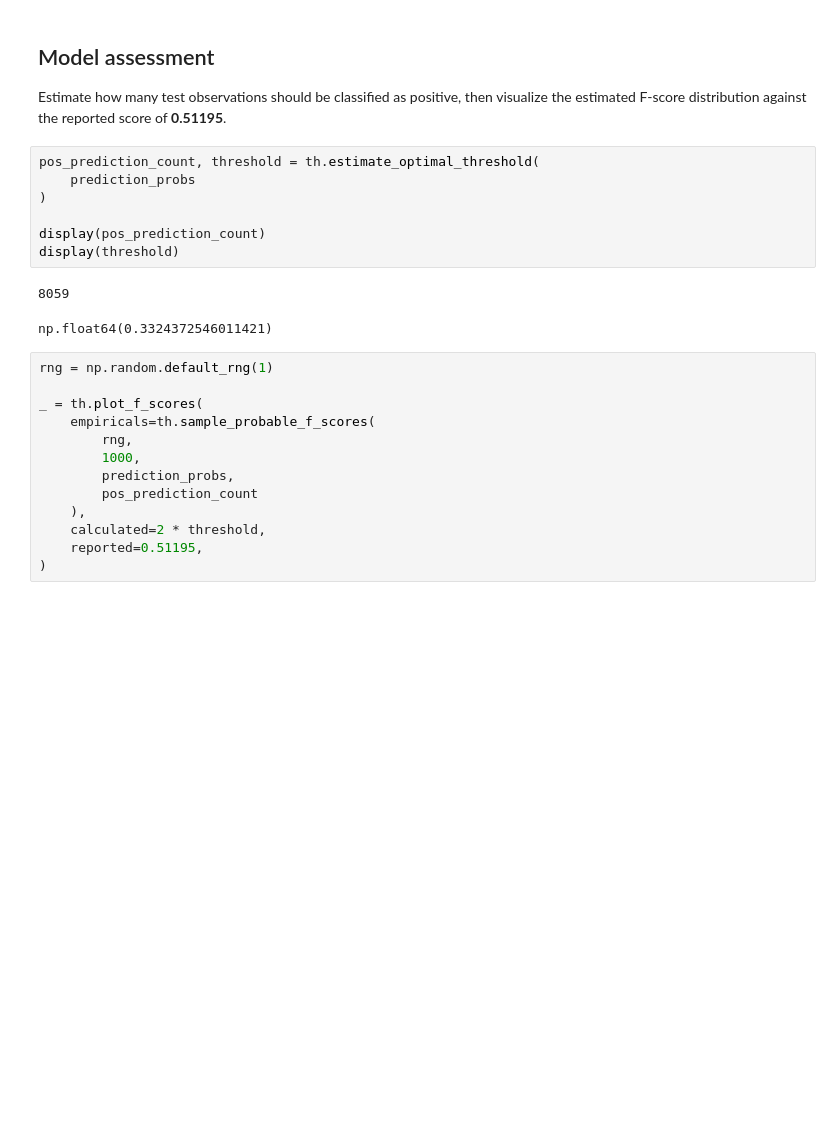
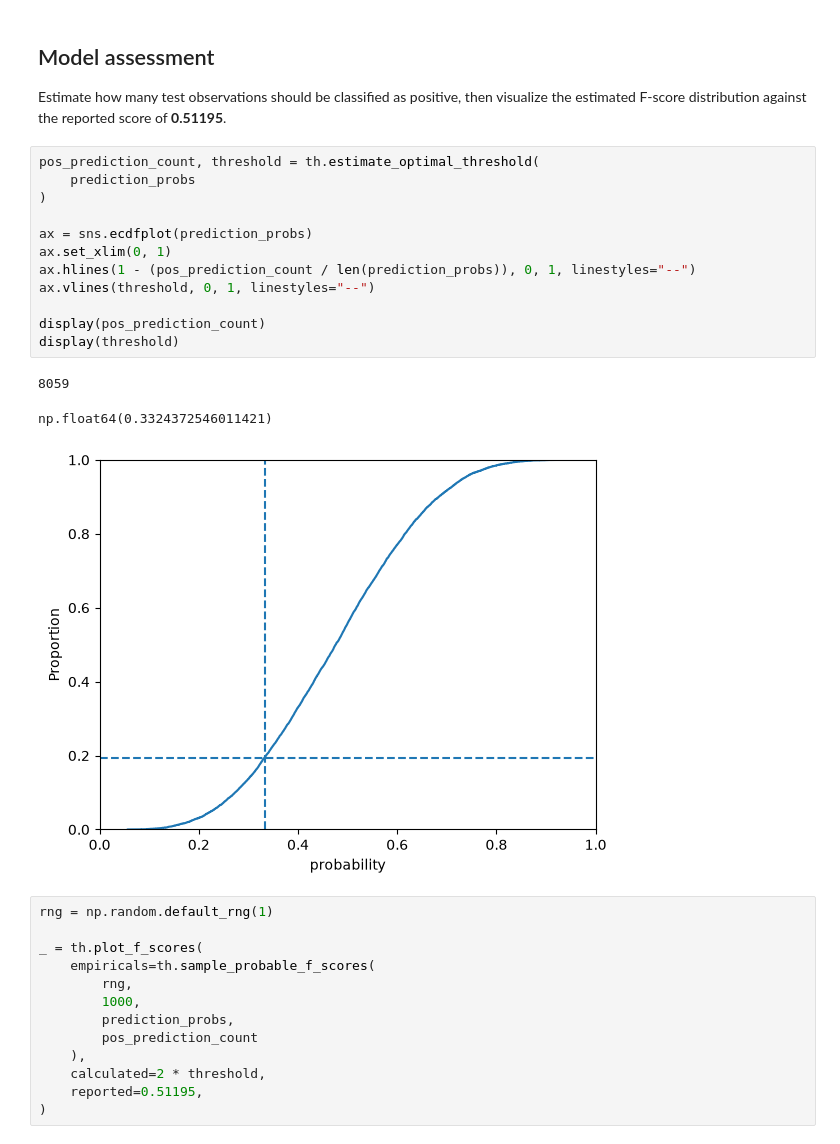
Before and after one commit to CrepeGoat/CU-2026F-STAT5610-kaggle-project, a Jupyter notebook: code/logreg_model.ipynb, the cells around one changed output. Saved outputs shown, nothing was run; the diff lists cells and outputs as text; blank space fills up the shorter version.

Commit message:
added to logreg.ipynb some probability plotting code

```diff
--- a/code/logreg_model.ipynb
+++ b/code/logreg_model.ipynb
@@ -124,13 +124,19 @@ Estimate how many test observations should be classified as positive, then visua
 # %%
 pos_prediction_count, threshold = th.estimate_optimal_threshold(
     prediction_probs
 )
 
+ax = sns.ecdfplot(prediction_probs)
+ax.set_xlim(0, 1)
+ax.hlines(1 - (pos_prediction_count / len(prediction_probs)), 0, 1, linestyles="--")
+ax.vlines(threshold, 0, 1, linestyles="--")
+
 display(pos_prediction_count)
 display(threshold)
 # %% [output]
 8059
 np.float64(0.3324372546011421)
+[figure, added]
 # %%
 rng = np.random.default_rng(1)
 
```
Also changed, not shown: parts of 2 cells of this notebook.
